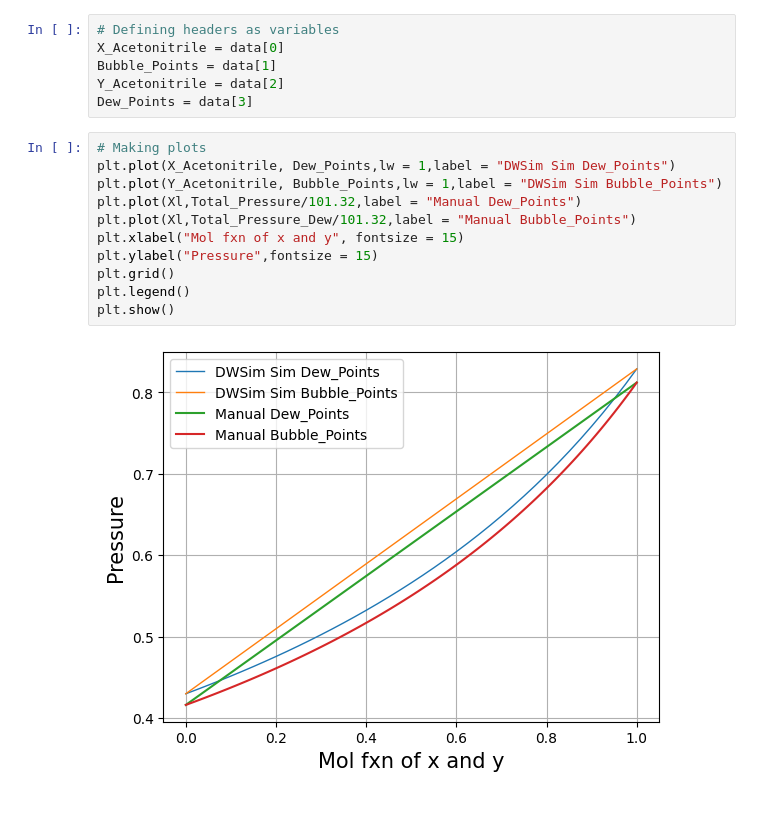
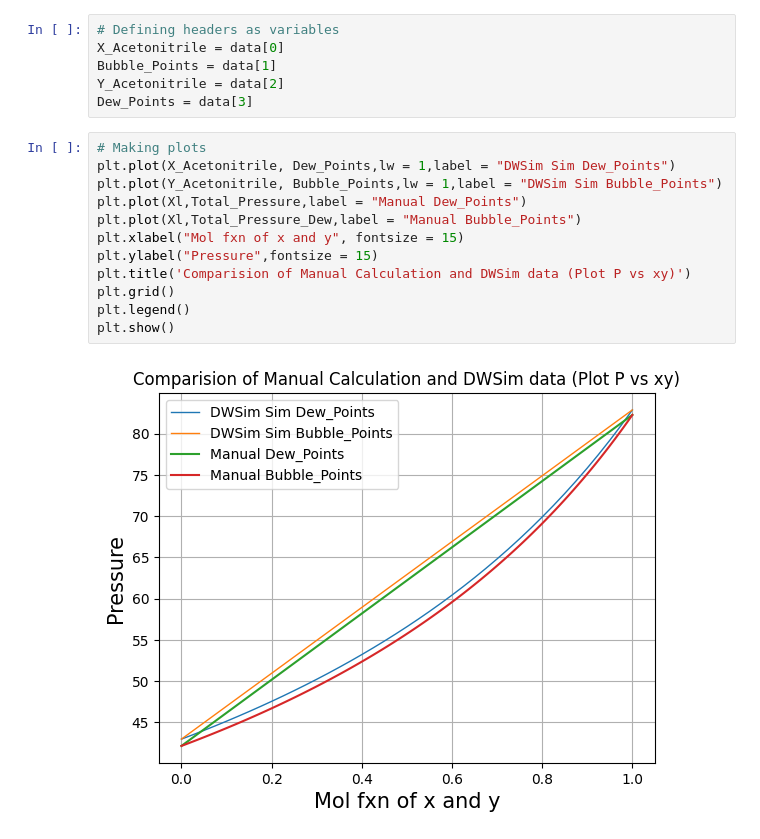
Before and after one commit to virajdesai0309/Python-Practice, a Jupyter notebook: References/07 VLE Using PhasePy.ipynb, the cells around one changed output. Drawn from its saved outputs; the diff is of its cells as text; blank space fills up the shorter version.

Commit message:
data revised

```diff
--- a/References/07 VLE Using PhasePy.ipynb
+++ b/References/07 VLE Using PhasePy.ipynb
@@ -66,13 +67,14 @@ Dew_Points = data[3]
 # %%
 # Making plots
 plt.plot(X_Acetonitrile, Dew_Points,lw = 1,label = "DWSim Sim Dew_Points")
 plt.plot(Y_Acetonitrile, Bubble_Points,lw = 1,label = "DWSim Sim Bubble_Points")
-plt.plot(Xl,Total_Pressure/101.32,label = "Manual Dew_Points")
-plt.plot(Xl,Total_Pressure_Dew/101.32,label = "Manual Bubble_Points")
+plt.plot(Xl,Total_Pressure,label = "Manual Dew_Points")
+plt.plot(Xl,Total_Pressure_Dew,label = "Manual Bubble_Points")
 plt.xlabel("Mol fxn of x and y", fontsize = 15)
 plt.ylabel("Pressure",fontsize = 15)
+plt.title('Comparision of Manual Calculation and DWSim data (Plot P vs xy)')
 plt.grid()
 plt.legend()
 plt.show()
 # %% [output]
-[figure, old version]
+[figure, new version]
```
Also changed, not shown: parts of 2 cells of this notebook, 1 other file.
